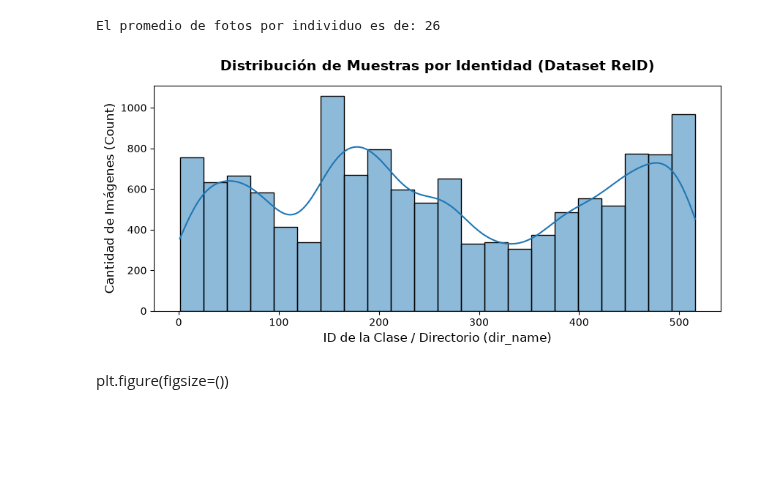
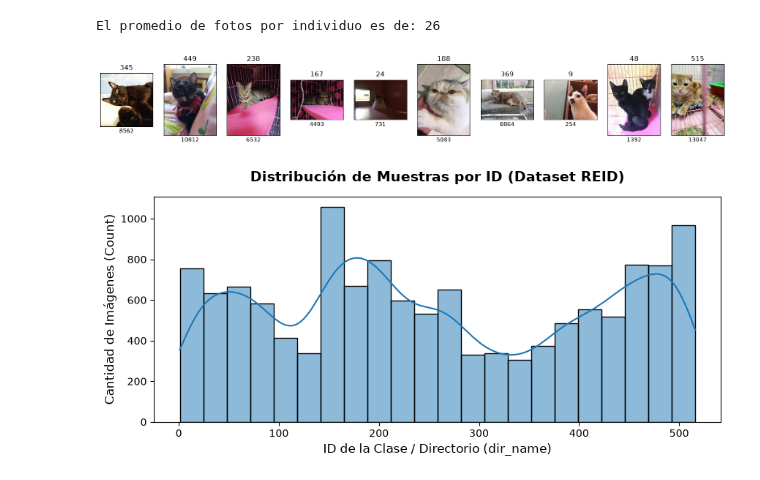
Before and after one commit to 317745/IA_PROJECT, a Jupyter notebook: proyecto/eda.ipynb, the cells around one changed output. Saved outputs shown, nothing was run; the diff lists cells and outputs as text; code cells hidden in the pictures; blank space fills up the shorter version.

Commit message:
EDA REID CATS

```diff
--- a/proyecto/eda.ipynb
+++ b/proyecto/eda.ipynb
@@ -240,14 +259,29 @@ df_images_reid_cat_modified['dir_name'] = df_images_reid_cat_modified['dir_name'
 print(f"El promedio de fotos por individuo es de: {df_images_reid_cat_modified['dir_name'].value_counts().mean():.0f}")
 # %% [output]
 El promedio de fotos por individuo es de: 26
+# %%
+def plot_images(df, n=5, seed=None):
+    df_sampled = df.sample(n=n, random_state=seed)
+    plt.figure(figsize=(20, 4))
+    for i, (_, row) in zip(range(n), df_sampled.iterrows()):
+        title = df_sampled['dir_name'].iloc[i]
+        with Image.open(row['file_path']) as img:
+            plt.subplot(1, n, i+1)
+            plt.imshow(img)
+            plt.title(title)
+            plt.xlabel(_)
+            plt.xticks([])
+            plt.yticks([])
+
+plot_images(df_images_reid_cat_modified, n=10)
+# %% [output]
+[figure, added]
 # %%
 plt.figure(figsize=(10, 4))
-plt.title('Distribución de Muestras por Identidad (Dataset ReID)', fontsize=14, fontweight='bold', pad=15)
+plt.title('Distribución de Muestras por ID (Dataset REID)', fontsize=14, fontweight='bold', pad=15)
 plt.xlabel('ID de la Clase / Directorio (dir_name)', fontsize=12)
 plt.ylabel('Cantidad de Imágenes (Count)', fontsize=12)
 sns.histplot(data=df_images_reid_cat_modified, x='dir_name', kde=True)
 plt.show()
 # %% [output]
-[figure, old version]
+[figure, new version]
-# %% [markdown]
-plt.figure(figsize=())
```
Also changed, not shown: parts of 17 cells of this notebook.
